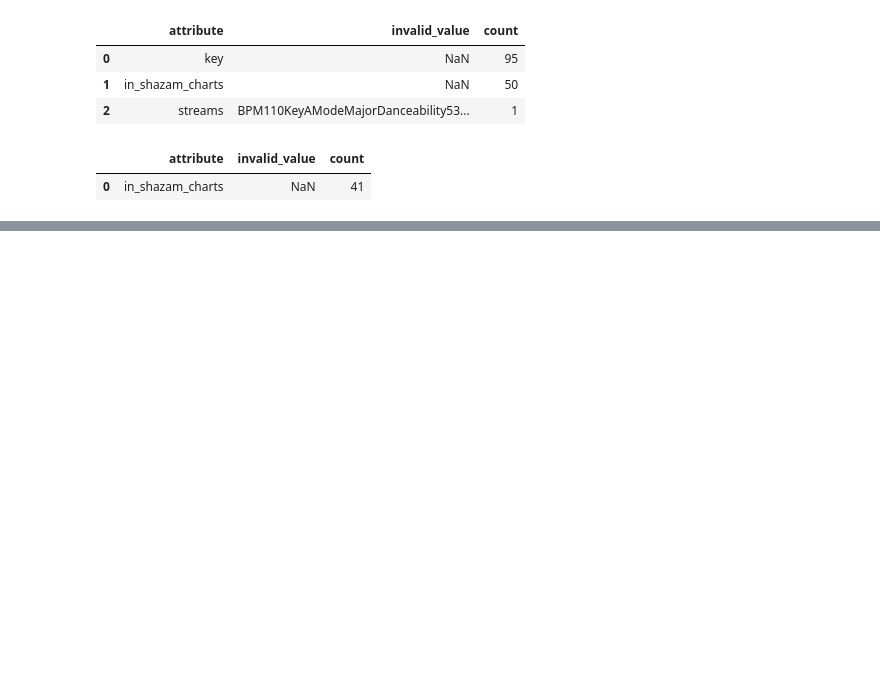
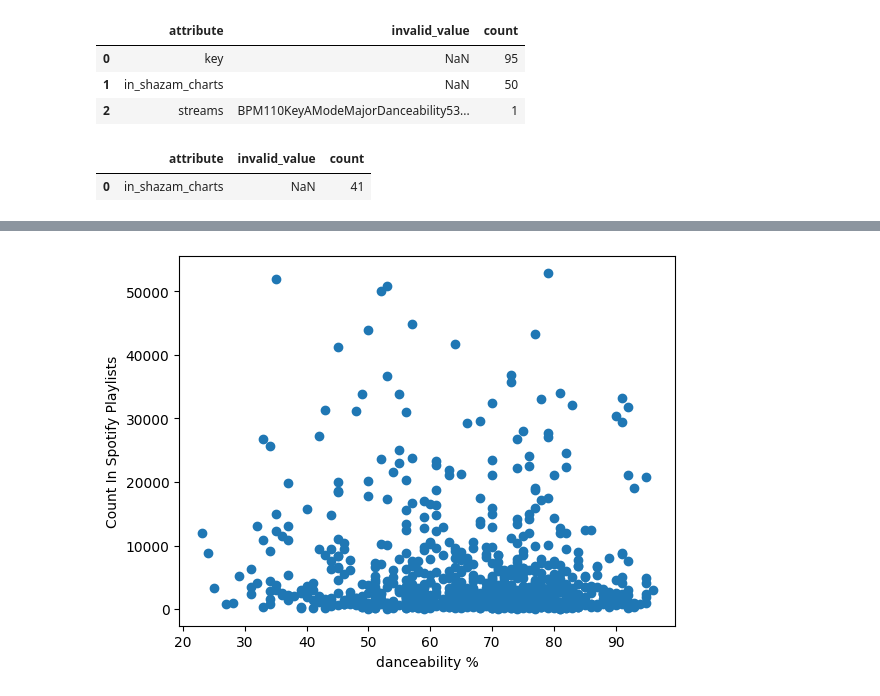
Before and after one commit to juanma-rm/ML_misc, a Jupyter notebook: Most_Streamed_Spotify_Songs_2023/spotify-2023.ipynb, the cells around one changed output, grey strips where cells are left out. Cells and saved outputs as stored; diff of their text form; code cells hidden in the pictures; blank space fills up the shorter version.

```diff
--- a/Most_Streamed_Spotify_Songs_2023/spotify-2023.ipynb
+++ b/Most_Streamed_Spotify_Songs_2023/spotify-2023.ipynb
@@ -189,0 +245,8 @@ check_dataset(dataset_cleaned)
+# %%
+# Plot in_spotify_playlists vs danceability_%
+plt.scatter(dataset_cleaned['danceability_%'], dataset_cleaned['in_spotify_playlists'])
+plt.xlabel('danceability %')
+plt.ylabel('Count In Spotify Playlists')
+plt.show()
+# %% [output]
+[figure, added]
```
Also changed, not shown: parts of 10 cells of this notebook.
